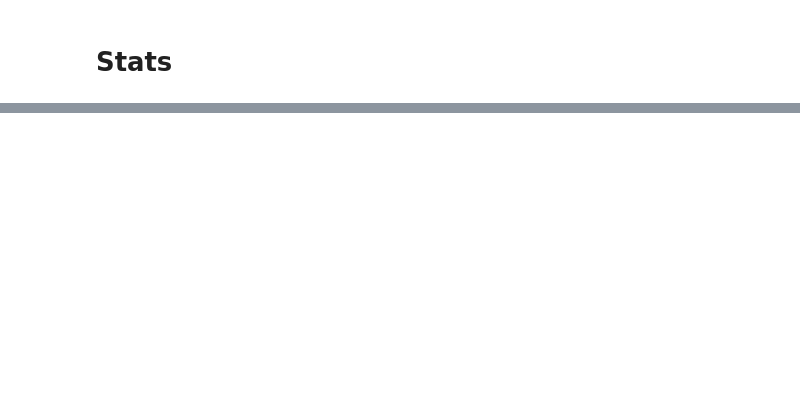
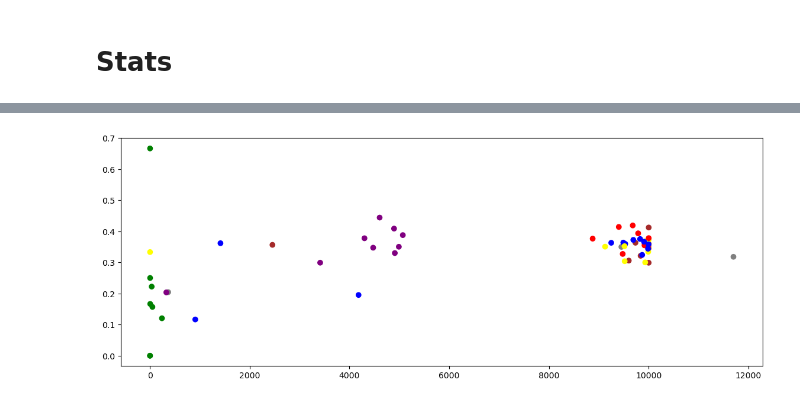
Before and after one commit to Jakotibodos/SIMPLE, a Jupyter notebook: app/analysis.ipynb, the cells around one changed output, grey strips where cells are left out. Drawn from its saved outputs; the diff is of its cells as text; code cells hidden in the pictures; blank space fills up the shorter version.

```diff
--- a/app/analysis.ipynb
+++ b/app/analysis.ipynb
@@ -218,0 +330,42 @@ print(total/30000)
+# %%
+
+points_per_card = np.zeros(75)
+games_per_card = np.zeros(75)
+cards_color =  [""]*75
+card_names =  [""]*75
+win_per_card =  np.zeros(75)
+
+for row in games.iterrows():
+    points = row[1]["points"]["total"]
+    cards_used = row[1]["tableau"]
+    for i in range(75):
+        if i in cards_used:
+            points_per_card[i] += points
+            games_per_card[i] += 1
+            cards_color[i] = id_to_card[i].color
+            card_names[i] = id_to_card[i].name
+            if row[1]["win"] == 1:
+                win_per_card[i] += 1
+
+mask = games_per_card != 0
+games_per_card = games_per_card[mask]
+points_per_card = points_per_card[mask]
+
+masked_cards_color = np.array(cards_color)[mask]
+masked_card_names = np.array(card_names)[mask]
+win_per_card = win_per_card[mask]
+
+avg_points_per_card = points_per_card/games_per_card
+win_rate_per_card = win_per_card/games_per_card
+# %%
+fig = plt.figure(figsize=(14,5));
+ax = fig.add_subplot(111);
+ax.scatter(games_per_card,win_rate_per_card,c=masked_cards_color)
+
+
+with open("analysis_files/win_rate_per_card.csv", "w") as outfile:
+    outfile.write("name,type,win_rate,gamesplayed\n")
+    for i in range(len(win_rate_per_card)):
+        outfile.write(card_names[i]+","+cards_color[i]+","+str(win_rate_per_card[i])+","+str(games_per_card[i])+"\n")
+# %% [output]
+[figure, added]
```
Also changed, not shown: parts of 31 cells of this notebook, 32 other files.
